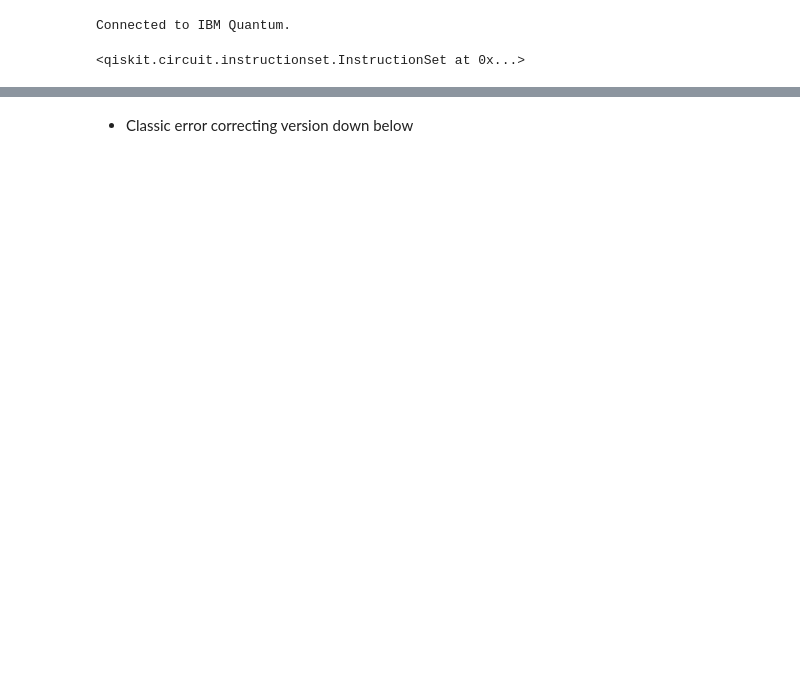
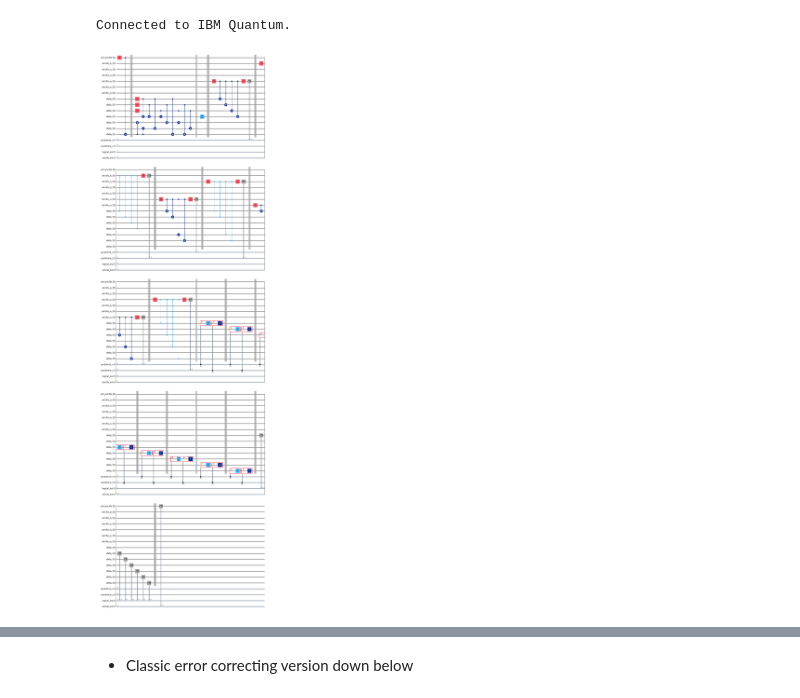
Before and after one commit to markb5477/IBM-Q, a Jupyter notebook: Desktop/IBMQ/bachelor_thesis/error_correcting_code/Steane/Steane_mixed_initial_state_nonpauli_error.ipynb, the cells around one changed output, grey strips where cells are left out. Saved outputs shown, nothing was run; the diff lists cells and outputs as text; code cells hidden in the pictures; blank space fills up the shorter version.

```diff
--- a/Desktop/IBMQ/bachelor_thesis/error_correcting_code/Steane/Steane_mixed_initial_state_nonpauli_error.ipynb
+++ b/Desktop/IBMQ/bachelor_thesis/error_correcting_code/Steane/Steane_mixed_initial_state_nonpauli_error.ipynb
@@ -42,8 +42,7 @@ circuit = QuantumCircuit(entanglement_ancilla, ancilla_z, ancilla_x, data,
 # |0ᴀ⟩|0⟩ + |1ᴀ⟩|1⟩
 circuit.h(entanglement_ancilla[0])  # Put ancilla in superposition
 circuit.cx(entanglement_ancilla[0], data[6])  # Entangle ancilla with data[6]
-
-
+circuit.barrier()
 
 # STEP 2: Apply Steane encoding to the data register
 # This transforms the entangled state to: |0ᴀ⟩|0ᴌ⟩ + |1ᴀ⟩|1ᴌ⟩
@@ -61,17 +60,12 @@ circuit.cx(data[0], data[6])
 circuit.cx(data[2], data[4])
 circuit.cx(data[1], data[6])
 circuit.cx(data[2], data[5])
+circuit.barrier()
 
-# STEP 3: Apply a non-Pauli error as suggested by Klaus
-# "diag(1, exp(i*phi))" corresponds to a phase gate
-phi = np.pi/8  # Phase angle
+phi = np.pi/16  # Phase angle
 circuit.p(phi, data[3])  # Apply phase error to qubit 3
 
-# For illustrative purposes, we can also test bit-flip or other errors
-# circuit.x(data[1])  # Bit flip on qubit 1
-# circuit.z(data[5])  # Phase flip on qubit 5
 
-# STEP 4: Syndrome measurement and error correction
 stabilizers = [(0,1,2,3), (0,1,4,5), (0,2,4,6)]
 for i, (q0, q1, q2, q3) in enumerate(stabilizers):
     circuit.barrier()
@@ -89,39 +83,39 @@ for i, (q0, q1, q2, q3) in enumerate(stabilizers):
     circuit.cz(data[q1], ancilla_z[i])
     circuit.cz(data[q2], ancilla_z[i])
     circuit.cz(data[q3], ancilla_z[i])
     circuit.h(ancilla_z[i])
     circuit.measure(ancilla_z[i], syndrome_z[i])
 
-# Apply error corrections based on syndromes
 corrections = [
     (0b111, 0),  # Qubit 0 -> Syndrome 111
     (0b011, 1),  # Qubit 1 -> Syndrome 011
     (0b101, 2),  # Qubit 2 -> Syndrome 101
     (0b001, 3),  # Qubit 3 -> Syndrome 001
     (0b110, 4),  # Qubit 4 -> Syndrome 110
     (0b010, 5),  # Qubit 5 -> Syndrome 010
     (0b100, 6)   # Qubit 6 -> Syndrome 100
 ]
 
+circuit.barrier()
+
 # Correct for phase-flip (Z) errors using the syndrome from the X stabilizers.
 for pattern, qubit in corrections:
     with circuit.if_test((syndrome_x, pattern)):
         circuit.z(data[qubit])
     with circuit.if_test((syndrome_z, pattern)):
         circuit.x(data[qubit])
-
-
-
+    circuit.barrier()
 
 # Measure the logical state
 for i in range(7):
     circuit.measure(data[i], logical_out[i])
 
 
-## STEP 5: Verification of entanglement preservation
+circuit.barrier()
 circuit.measure(entanglement_ancilla[0], ancilla_out[0])
+circuit.draw(output='mpl', initial_state=True)
 # %% [output]
-<qiskit.circuit.instructionset.InstructionSet at 0x...>
+[figure, added]
 # %%
 # Simulation parameters
 NUM_SHOTS = 20000
```
Also changed, not shown: parts of 10 cells of this notebook, 21 other files.
